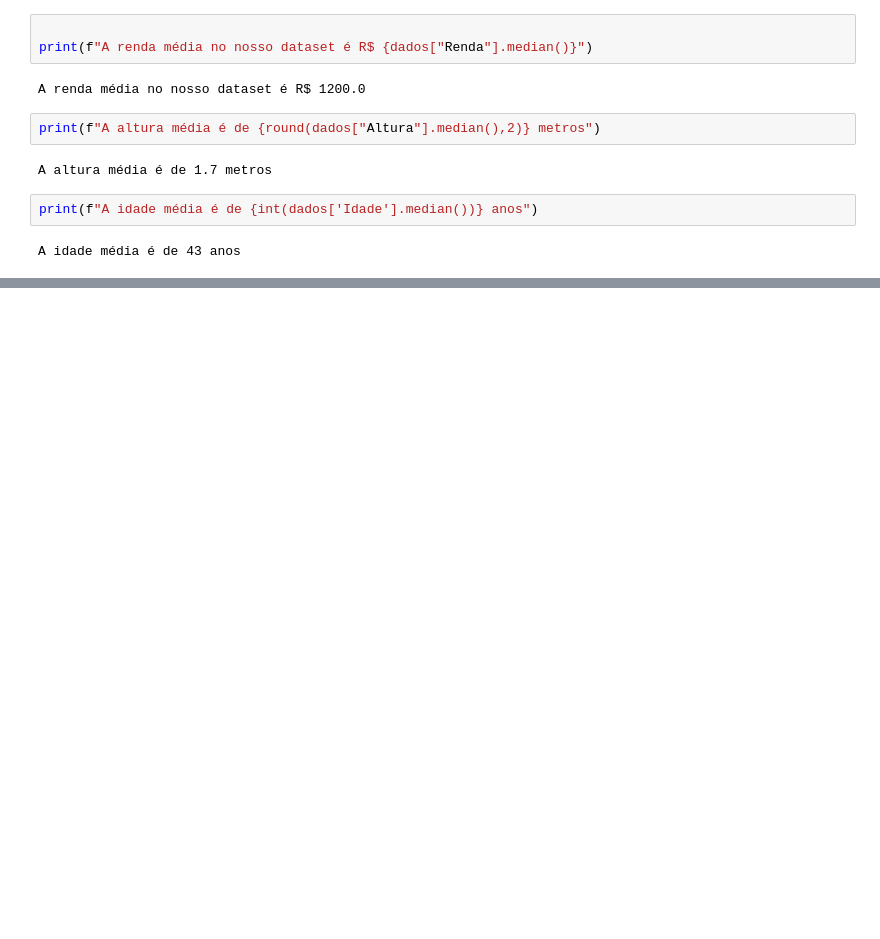
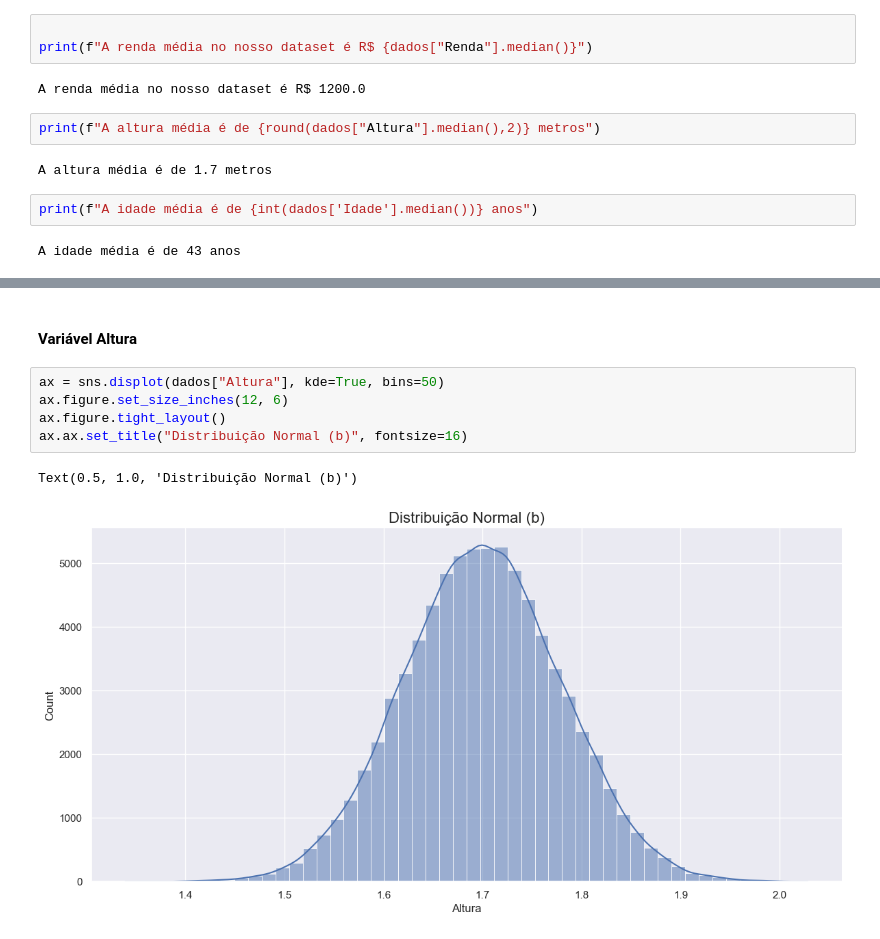
Before and after one commit to Viniciuspneves/estatistica, a Jupyter notebook: fundamentos-estatisticos/frequencia-medidas/03-medidas-tendencia-central.ipynb, the cells around one changed output, grey strips where cells are left out. Drawn from its saved outputs; the diff is of its cells as text; blank space fills up the shorter version.

```diff
--- a/fundamentos-estatisticos/frequencia-medidas/03-medidas-tendencia-central.ipynb
+++ b/fundamentos-estatisticos/frequencia-medidas/03-medidas-tendencia-central.ipynb
@@ -261,0 +432,10 @@ A idade média é de 43 anos
+# %% [markdown]
+#### Variável Altura
+# %%
+ax = sns.displot(dados["Altura"], kde=True, bins=50)
+ax.figure.set_size_inches(12, 6)
+ax.figure.tight_layout()
+ax.ax.set_title("Distribuição Normal (b)", fontsize=16)
+# %% [output]
+Text(0.5, 1.0, 'Distribuição Normal (b)')
+[figure, added]
```
Also changed, not shown: parts of 31 cells of this notebook.
